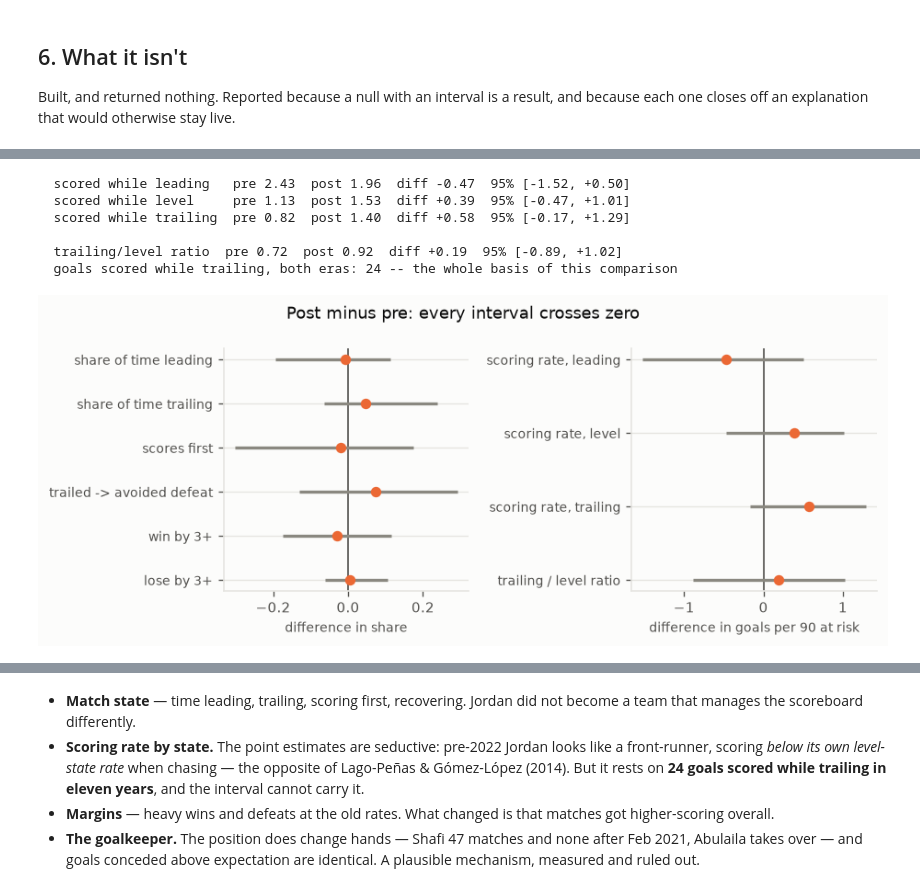
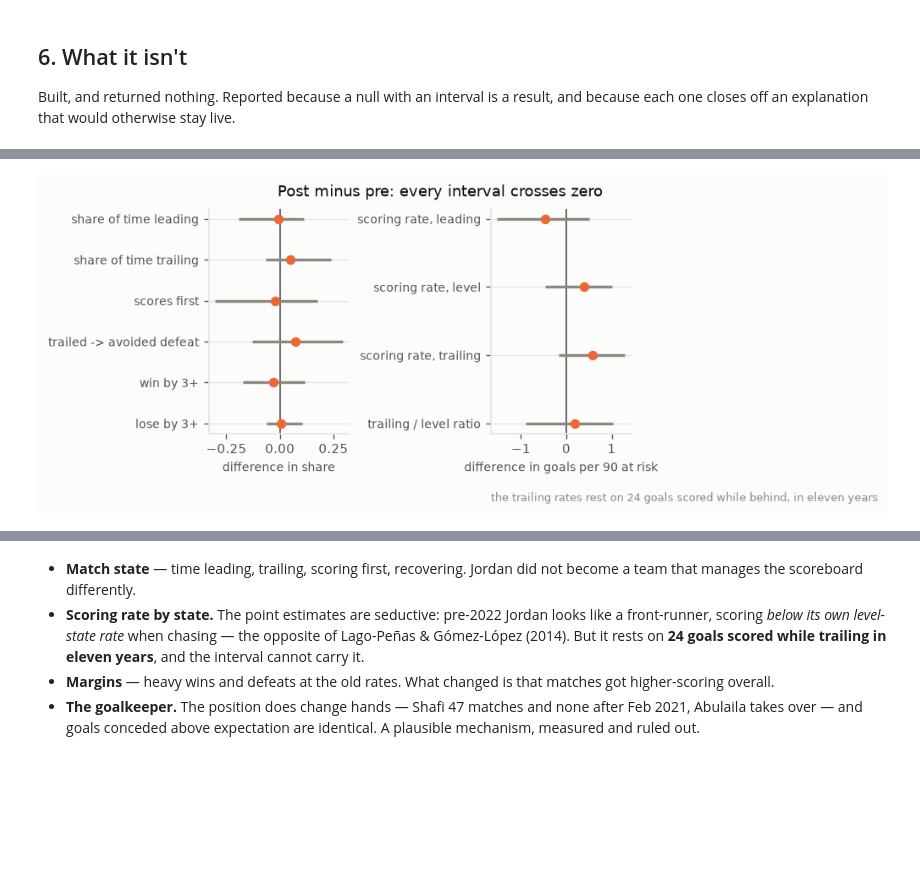
Before and after one commit to mqedan217/jordan-football-strength, a Jupyter notebook: notebooks/03_where_the_goals_came_from.ipynb, the cells around one changed output, grey strips where cells are left out. Cells and saved outputs as stored; diff of their text form; code cells hidden in the pictures; blank space fills up the shorter version.

```diff
--- a/notebooks/03_where_the_goals_came_from.ipynb
+++ b/notebooks/03_where_the_goals_came_from.ipynb
@@ -186,7 +172,7 @@ ax.annotate("cut is past the break →", xy=(pd.Timestamp("2022-01-01"), 1.0),
             xycoords=("data", "axes fraction"), xytext=(-5, -10),
             textcoords="offset points", fontsize=8, color=viz.INK_MUTED,
             ha="right", va="top")
-PALETTE = [viz.BLUE, viz.ORANGE, viz.AQUA, viz.VIOLET, viz.INK_MUTED]
+PALETTE = [viz.BLUE, viz.ORANGE, viz.AQUA, viz.VIOLET, viz.INK]
 for (lab, _), col in zip(SWEEP, PALETTE):
     odd = lab == "midfielder share"          # the one that never settles
     ax.plot(x, sweep[lab], color=col, marker="o", ms=3.5, label=lab,
@@ -690,10 +656,26 @@ info = mt.set_index("match_id")
 level_at_90 = sum(1 for tl, _s, _x in TL.values()
                   if sum(d for m, d in tl if m <= 90) == 0)
 lvl = grid[grid.state == "level"].set_index("window")
-print(f"matches still level at 90': {level_at_90}")
-for extra in (0, 3, 5, 8):
-    m = lvl.loc["76-90", "minutes"] + extra * level_at_90
-    r = lvl.loc["76-90", "ga"] / m * 90
-    print(f"  +{extra} min stoppage on each -> {r:.2f} per 90 "
-          f"({r / lvl.loc['61-75', 'conceded_per90']:.2f}x vs 61-75)")
+extra = np.linspace(0, 10, 101)
+mins = lvl.loc["76-90", "minutes"] + extra * level_at_90
+curve = (lvl.loc["76-90", "ga"] / mins * 90) / lvl.loc["61-75", "conceded_per90"]
+
+fig, ax = plt.subplots(figsize=(7.6, 2.9))
+ax.plot(extra, curve, color=viz.ORANGE, lw=2.4)
+ax.axhline(1.0, color=viz.INK_2, lw=1.0)
+ax.annotate("no effect", xy=(10, 1.0), xytext=(-4, 6), ha="right",
+            textcoords="offset points", fontsize=8, color=viz.INK_2)
+for e in (0, 3, 5, 8):
+    v = (lvl.loc["76-90", "ga"] / (lvl.loc["76-90", "minutes"] + e * level_at_90)
+         * 90) / lvl.loc["61-75", "conceded_per90"]
+    ax.scatter([e], [v], color=viz.ORANGE, s=42, zorder=3)
+    ax.annotate(f"{v:.2f}x", (e, v), xytext=(0, 8), ha="center",
+                textcoords="offset points", fontsize=8.5, color=viz.INK_2)
+ax.set_ylim(0, max(curve) * 1.18)
+ax.set_xlabel(f"stoppage minutes added to each of the {level_at_90} matches still level at 90'")
+ax.set_ylabel("76-90 vs 61-75")
+ax.set_title("The clock convention does not manufacture the spike")
+viz.despine(ax)
+ax.grid(axis="x", visible=False)
+plt.show()
 # %% [output]
@@ -990,9 +1009,8 @@ srows = []
 for st in ("leading", "level", "trailing"):
     o, lo, hi = sboot(lambda d, ss=st: rate(d, ss))
     a, b = rate(ms[ms.era == "pre"], st), rate(ms[ms.era == "post"], st)
-    srows.append({"measure": f"scoring rate, {st}", "diff": o, "lo": lo, "hi": hi})
-    print(f"  scored while {st:9s} pre {a:.2f}  post {b:.2f}  "
-          f"diff {b-a:+.2f}  95% [{lo:+.2f}, {hi:+.2f}]")
+    srows.append({"measure": f"scoring rate, {st}", "diff": o, "lo": lo,
+                  "hi": hi, "pre": a, "post": b})
 
 # The comparison of interest as a single quantity: does the team push when behind?
 def ratio(d):
@@ -1002,36 +1020,28 @@ def ratio(d):
 o, lo, hi = sboot(ratio)
 srows.append({"measure": "trailing / level ratio", "diff": o, "lo": lo, "hi": hi})
 state_nulls = pd.DataFrame(srows)
-print(f"\n  trailing/level ratio  pre {ratio(ms[ms.era=='pre']):.2f}  "
-      f"post {ratio(ms[ms.era=='post']):.2f}  diff {o:+.2f}  95% [{lo:+.2f}, {hi:+.2f}]")
-print(f"  goals scored while trailing, both eras: "
-      f"{int(ms.gf_trailing.sum())} -- the whole basis of this comparison")
+N_TRAIL = int(ms.gf_trailing.sum())   # the whole basis of the trailing comparison
-# %% [output]
-  scored while leading   pre 2.43  post 1.96  diff -0.47  95% [-1.52, +0.50]
-  scored while level     pre 1.13  post 1.53  diff +0.39  95% [-0.47, +1.01]
-  scored while trailing  pre 0.82  post 1.40  diff +0.58  95% [-0.17, +1.29]
-
-  trailing/level ratio  pre 0.72  post 0.92  diff +0.19  95% [-0.89, +1.02]
-  goals scored while trailing, both eras: 24 -- the whole basis of this comparison
 # %%
 # Shares and goals-per-90 are not the same unit, so they do not share an axis.
 fig, axes = plt.subplots(1, 2, figsize=(7.8, 3.2))
 for ax, tab, unit in ((axes[0], nulls, "difference in share"),
                       (axes[1], state_nulls, "difference in goals per 90 at risk")):
     d = tab.iloc[::-1].reset_index(drop=True)
     y = np.arange(len(d))
     ax.hlines(y, d.lo, d.hi, color=viz.INK_MUTED, lw=2.0)
     ax.scatter(d["diff"], y, color=viz.ORANGE, s=34, zorder=3)
     ax.axvline(0, color=viz.INK_2, lw=1.0, zorder=0)
     ax.set_yticks(y)
     ax.set_yticklabels(d.measure, fontsize=8.5)
     ax.set_xlabel(unit, fontsize=8.5)
     viz.despine(ax)
 fig.suptitle("Post minus pre: every interval crosses zero", fontsize=11)
-fig.tight_layout()
+axes[1].annotate(f"the trailing rates rest on {N_TRAIL} goals scored while behind, "
+                 f"in eleven years", xy=(0, -0.30), xycoords="axes fraction",
+                 fontsize=8, color=viz.INK_MUTED)
 plt.show()
 # %% [output]
-[figure, old version]
+[figure, new version]
 # %%
 # The keeper: a complete handover, and no effect on goals conceded
 kp = pd.read_csv(SQUAD / "keeper.csv")
```
Also changed, not shown: parts of 30 cells of this notebook, 2 other files.
